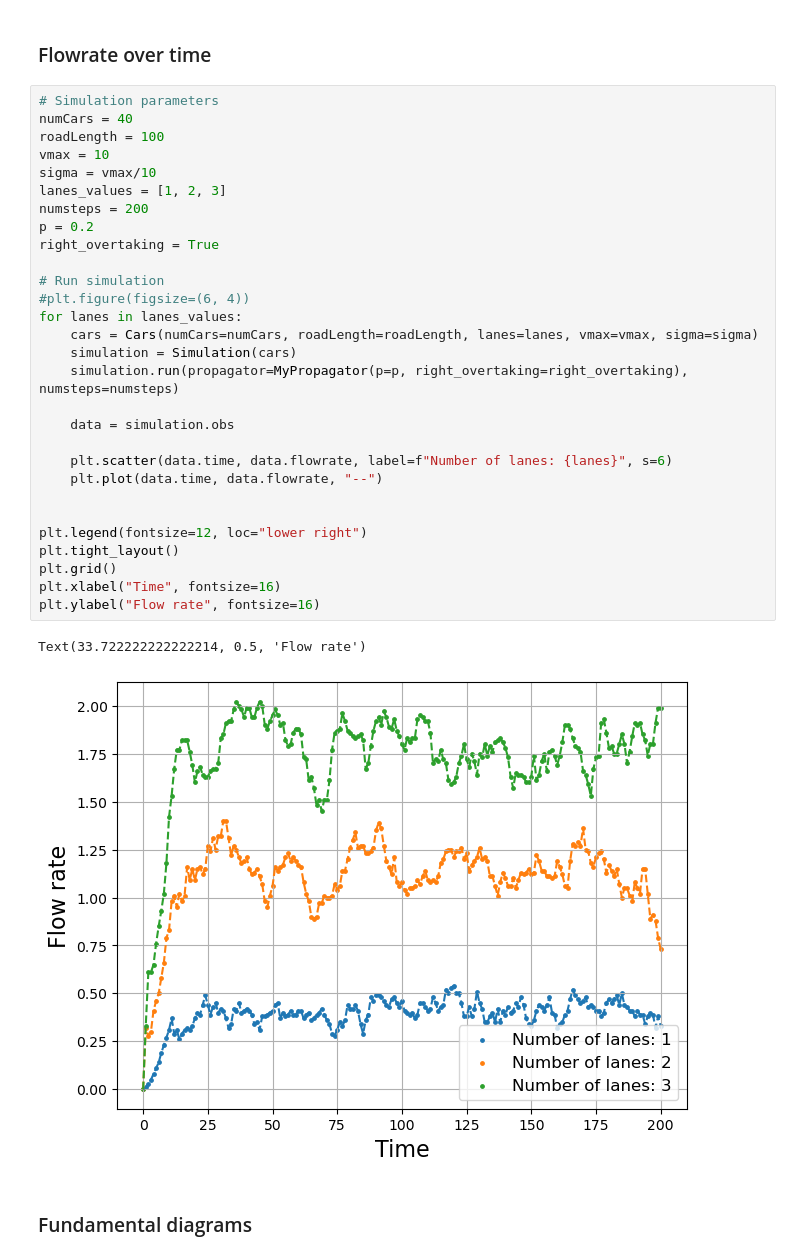
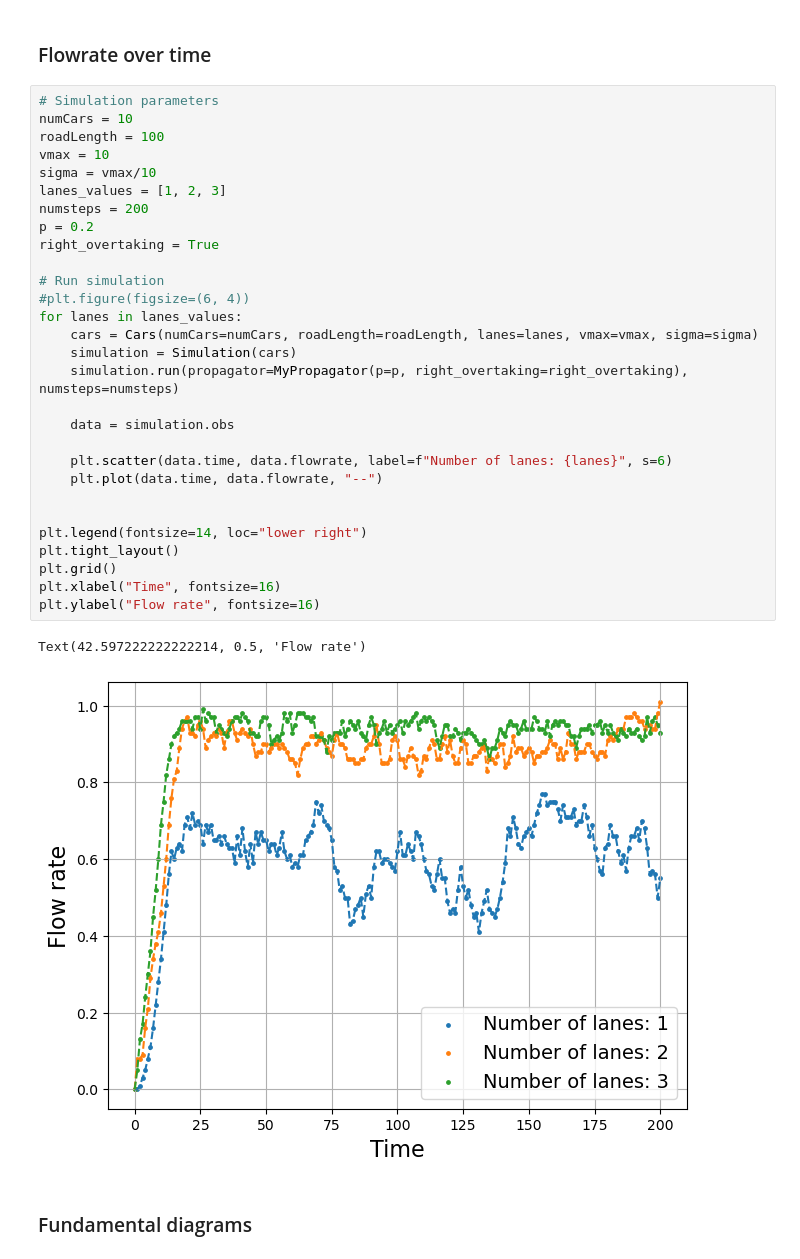
Before and after one commit to ermas3/Traffic-Modeling, a Jupyter notebook: Simulations.ipynb, the cells around one changed output. Drawn from its saved outputs; the diff is of its cells as text.

```diff
--- a/Simulations.ipynb
+++ b/Simulations.ipynb
@@ -8,36 +8,36 @@ plt.style.use('default')
 ### Flowrate over time
 # %%
 # Simulation parameters
-numCars = 40
+numCars = 10
 roadLength = 100
 vmax = 10
 sigma = vmax/10
 lanes_values = [1, 2, 3]
 numsteps = 200
 p = 0.2
 right_overtaking = True
 
 # Run simulation
 #plt.figure(figsize=(6, 4))
 for lanes in lanes_values:
     cars = Cars(numCars=numCars, roadLength=roadLength, lanes=lanes, vmax=vmax, sigma=sigma)
     simulation = Simulation(cars)
     simulation.run(propagator=MyPropagator(p=p, right_overtaking=right_overtaking), numsteps=numsteps)
 
     data = simulation.obs
 
     plt.scatter(data.time, data.flowrate, label=f"Number of lanes: {lanes}", s=6)
     plt.plot(data.time, data.flowrate, "--")
 
 
-plt.legend(fontsize=12, loc="lower right")
+plt.legend(fontsize=14, loc="lower right")
 plt.tight_layout()
 plt.grid()
 plt.xlabel("Time", fontsize=16)
 plt.ylabel("Flow rate", fontsize=16)
 # %% [output]
-Text(33.722222222222214, 0.5, 'Flow rate')
+Text(42.597222222222214, 0.5, 'Flow rate')
-[figure, old version]
+[figure, new version]
 # %% [markdown]
 ### Fundamental diagrams
 # %%
```
Also changed, not shown: parts of 3 cells of this notebook, 16 other files.
